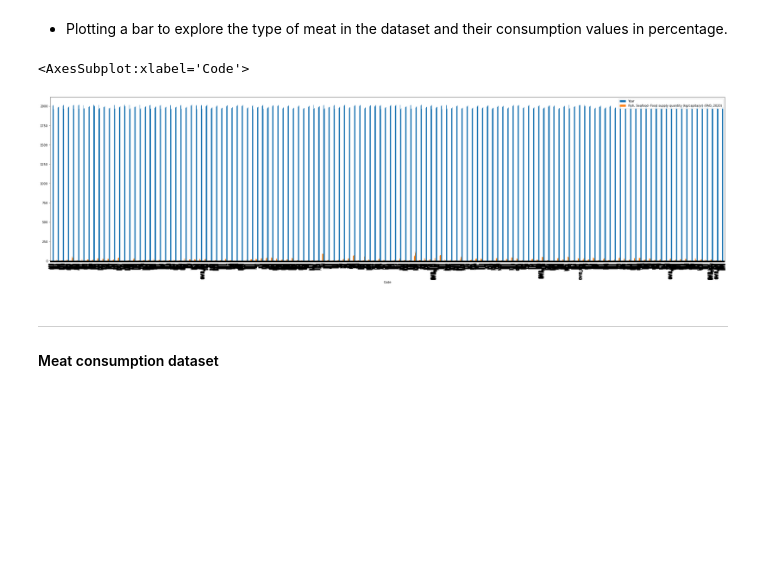
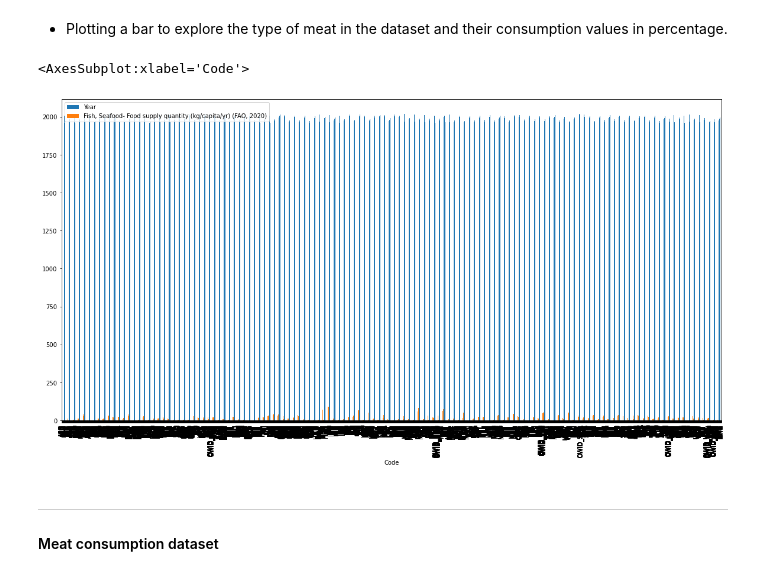
Before and after one commit to kellyc-j/MenuAssistance_project_y4, a Jupyter notebook: No. 2 Menu Assistance.ipynb, the cells around one changed output. Saved outputs shown, nothing was run; the diff lists cells and outputs as text; code cells hidden in the pictures; blank space fills up the shorter version.

```diff
--- a/No. 2 Menu Assistance.ipynb
+++ b/No. 2 Menu Assistance.ipynb
@@ -220,10 +223,10 @@ Name: Code, Length: 182, dtype: int64
 # %% [markdown]
 - Plotting a bar to explore the type of meat in the dataset and their consumption values in percentage.
 # %%
-dataFish.plot(kind = 'bar', x='Code', figsize=(40,10))
+dataFish.plot(kind = 'bar', x='Code', figsize=(20,10))
 # %% [output]
 <AxesSubplot:xlabel='Code'>
-[figure, old version]
+[figure, new version]
 # %%
 #dataFish = dataFish.groupby('Code')['Fish, Seafood- Food supply quantity (kg/capita/yr) (FAO, 2020)'].sum()
 #dataFish.plot.pie(figsize=(8,8), radius=1.2, autopct='%1.1f%%')
```
Also changed, not shown: parts of 31 cells of this notebook, 1 other file.
